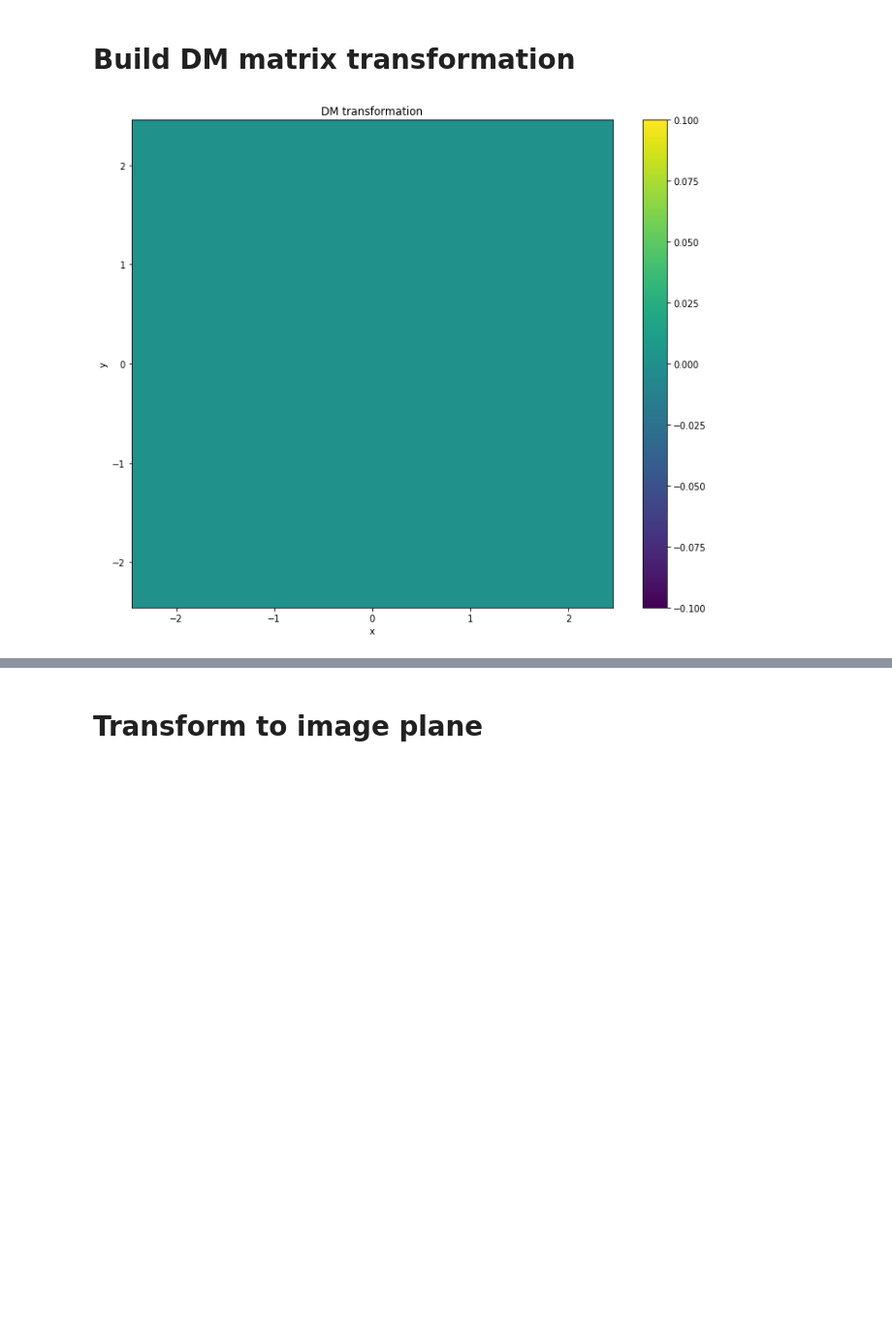
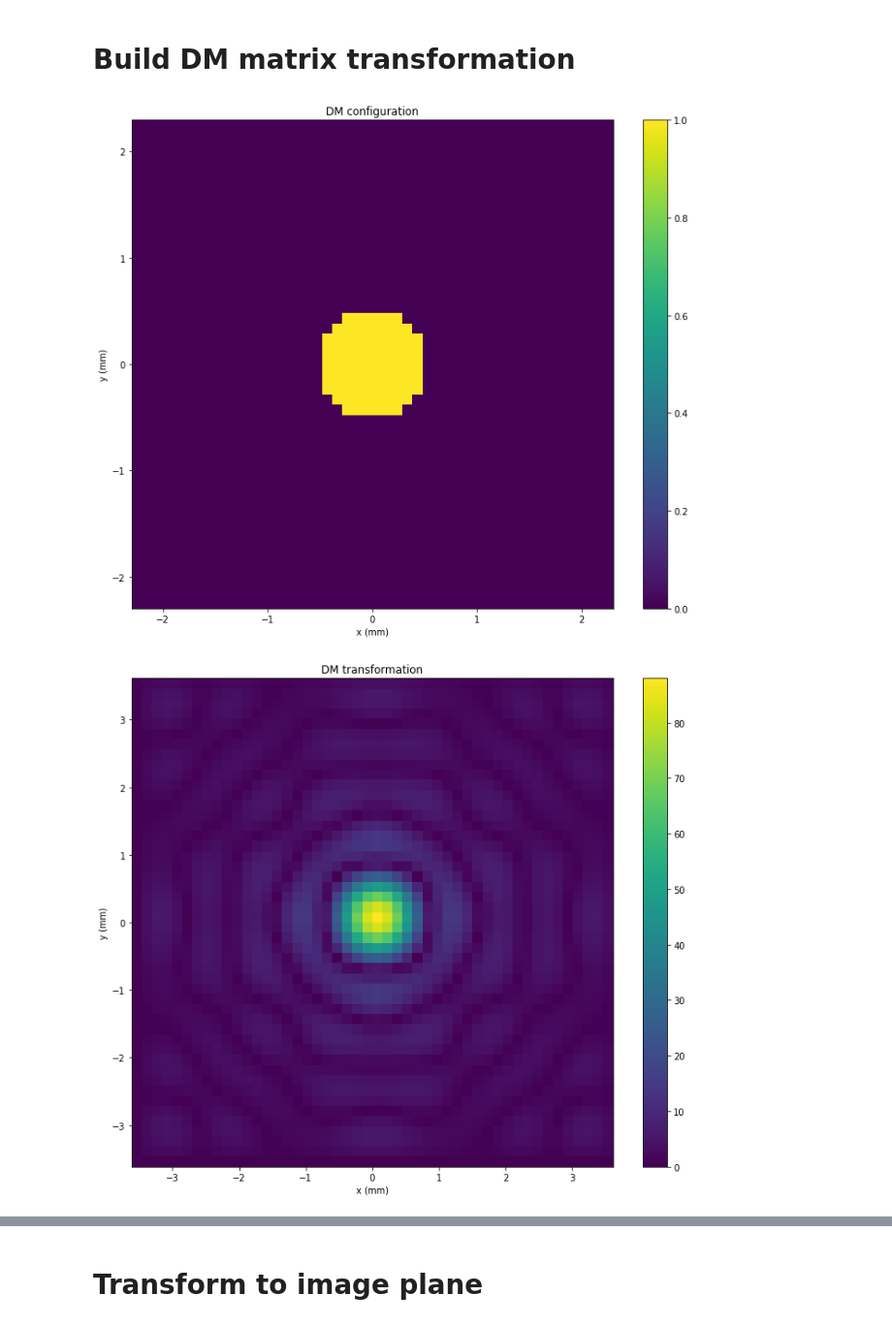
Before and after one commit to apaiasno/GSpec, a Jupyter notebook: EFC/ElectricFieldConjugation_concept.ipynb, the cells around one changed output, grey strips where cells are left out. Shown at 97% size. Cells and saved outputs as stored; diff of their text form; code cells hidden in the pictures; blank space fills up the shorter version.

```diff
--- a/EFC/ElectricFieldConjugation_concept.ipynb
+++ b/EFC/ElectricFieldConjugation_concept.ipynb
@@ -324,19 +350,55 @@ plt.show()
 # %% [markdown]
 # Build DM matrix transformation
-# %%
-DM_psi = np.zeros_like(A)
-stroke = 0.1
-DM_psi[0, 0] = 2. * np.pi * (stroke * DM_stroke/wav_0)
-
-E_DM, X, Y = C(A * DM_psi, DM_ax_x, DM_ax_y, return_freq=True)
-
-fig, ax = plt.subplots(1, 1, figsize=(12, 10))
-vrange = [np.min(np.absolute(E_DM)), np.max(np.absolute(E_DM))]
-im = ax.pcolormesh(DM_ax_x.value, DM_ax_y.value, np.absolute(E_DM), vmin=vrange[0], vmax=vrange[1])
-ax.set_xlabel('x')
-ax.set_ylabel('y')
-ax.set_title('DM transformation')
-fig.colorbar(im, ax=ax)
-plt.show()
-# %% [output]
-[figure, removed]
+# %%
+import matplotlib.colors as colors
+
+DM_psi = np.zeros_like(A)
+stroke = 0.01
+# DM_psi[7, 4] = 2. * np.pi * (stroke * DM_stroke/wav_0)
+DM_psi = A #* (2. * np.pi * (stroke * DM_stroke/wav_0))
+
+E_DM = C(A * DM_psi, DM_ax_x, DM_ax_y)
+X = f * (wav_0.to(u.mm)/DM_pix_x.to(u.mm)) * (beam_diam/DM_dim_x) * np.linspace(-DM_num_x/2., DM_num_x/2., DM_num_x+1)
+Y = f * (wav_0.to(u.mm)/DM_pix_y.to(u.mm)) * (beam_diam/DM_dim_y) * np.linspace(-DM_num_y/2., DM_num_y/2., DM_num_y+1)
+X, Y = np.meshgrid(X.to(u.mm), Y.to(u.mm))#*(beam_diam/DM_dim_x)
+
+
+fig, ax = plt.subplots(1, 1, figsize=(12, 10))
+im = ax.pcolormesh(DM_ax_x.value, DM_ax_y.value, DM_psi)#, vmin=vrange[0], vmax=vrange[1])
+ax.set_xlabel('x (mm)')
+ax.set_ylabel('y (mm)')
+ax.set_title('DM configuration')
+fig.colorbar(im, ax=ax)
+plt.show()
+
+fig, ax = plt.subplots(1, 1, figsize=(12, 10))
+vrange = [np.min(np.absolute(E_DM)), np.max(np.absolute(E_DM))]
+im = ax.pcolormesh(X.value, Y.value, np.absolute(E_DM), vmin=vrange[0], vmax=vrange[1])
+ax.set_xlabel('x (mm)')
+ax.set_ylabel('y (mm)')
+ax.set_title('DM transformation')
+fig.colorbar(im, ax=ax)
+plt.show()
+
+
+fig, ax = plt.subplots(1, 1, figsize=(12, 10))
+vrange = [0, np.max(np.absolute(E_DM))]
+im = ax.pcolormesh(X.value, Y.value, np.real(E_DM))
+ax.set_xlabel('x (mm)')
+ax.set_ylabel('y (mm)')
+ax.set_title('DM transformation: real')
+fig.colorbar(im, ax=ax)
+plt.show()
+
+
+fig, ax = plt.subplots(1, 1, figsize=(12, 10))
+vrange = [0, np.max(np.absolute(E_DM))]
+im = ax.pcolormesh(X.value, Y.value, np.imag(E_DM))
+ax.set_xlabel('x (mm)')
+ax.set_ylabel('y (mm)')
+ax.set_title('DM transformation: imaginary')
+fig.colorbar(im, ax=ax)
+plt.show()
+# %% [output]
+[figure, added]
+[figure, added]
```
Also changed, not shown: parts of 6 cells of this notebook.
